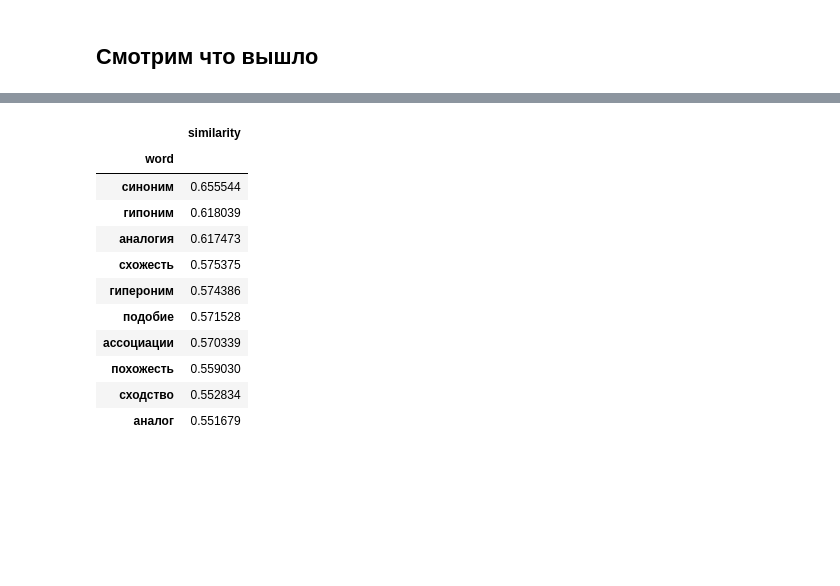
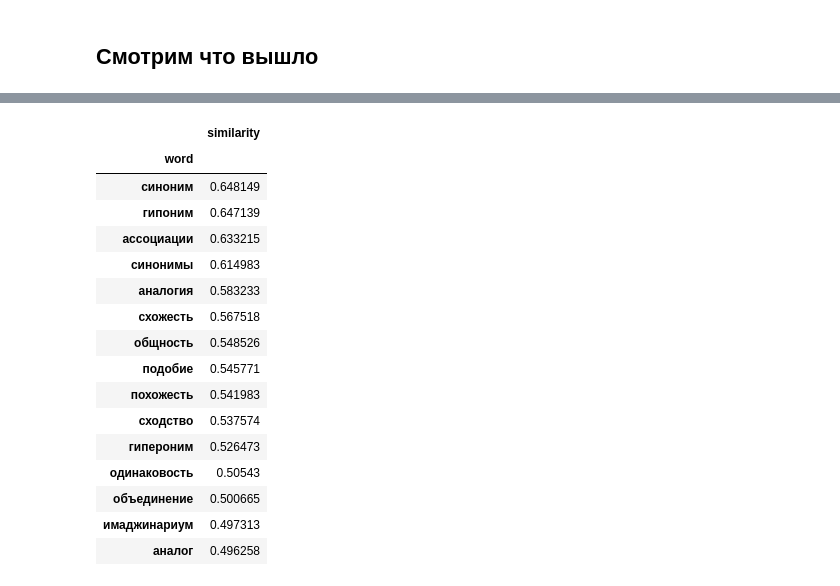
Before and after one commit to ur001/sociation_corpus, a Jupyter notebook: svd_ppmi_tfidf.ipynb, the cells around one changed output, grey strips where cells are left out. Drawn from its saved outputs; the diff is of its cells as text; code cells hidden in the pictures; blank space fills up the shorter version.

```diff
--- a/svd_ppmi_tfidf.ipynb
+++ b/svd_ppmi_tfidf.ipynb
@@ -170,5 +59,5 @@ from sociation_corpus.train_model import load_source_corpus
 # %%
-corpus, words_dict, assoc_dict = load_source_corpus(data_dir)
+corpus, words_dict, assoc_dict = model_builder.load_source_corpus(source_dir)
 words_count = len(words_dict.decode)
 assoc_count = len(assoc_dict.decode)
 print("Слов: {}, Слов-ассоциаций: {}".format(words_count, assoc_count))
@@ -238,5 +123,5 @@ get_associations('система', corpus=sparse_to_corpus(corpus_ppmi)).head(10
 # %%
 # Загрузка корпуса и SVD модели
-corpus_ppmi_svd = load_corpus('corpus_norm_ppmi_svd_norm_800')
-svd = load_model('svd_800_norm_ppmi_model')
+corpus_ppmi_svd = model_builder.load_corpus('corpus_norm_ppmi_0.75_5.5_tfidf_svd_norm_790', data_dir=data_dir)
+svd = model_builder.load_model('model_norm_ppmi_0.75_5.5_tfidf_svd_norm_790', data_dir=data_dir)
 # %% [output]
@@ -364,0 +184,7 @@ get_similar('король,-мужчина,женщина')
+# %%
+sociation2vec_builder = model_builder.ModelBuilder(source_path=source_dir, out_path=data_dir)
+sociation2vec = sociation2vec_builder.get_model(
+    ppmi_k=5.5,
+    svd_components=790,
+    tfidf_smooth_tf=False
+)
@@ -364,0 +218,3 @@ get_similar('король,-мужчина,женщина')
+# %%
+get_similar = pandas_utils.build_get_similar(sociation2vec)
+compare = pandas_utils.build_compare(sociation2vec)
@@ -377,18 +377,23 @@ get_similar('король,-мальчик,девочка', count=1)
 # %%
-get_similar('ассоциация')
+get_similar('ассоциация', 15)
 # %% [output]
 |  | similarity |
 | word |  |
-| синоним | 0.655544 |
-| гипоним | 0.618039 |
-| аналогия | 0.617473 |
-| схожесть | 0.575375 |
-| гипероним | 0.574386 |
-| подобие | 0.571528 |
-| ассоциации | 0.570339 |
-| похожесть | 0.559030 |
-| сходство | 0.552834 |
-| аналог | 0.551679 |
+| синоним | 0.648149 |
+| гипоним | 0.647139 |
+| ассоциации | 0.633215 |
+| синонимы | 0.614983 |
+| аналогия | 0.583233 |
+| схожесть | 0.567518 |
+| общность | 0.548526 |
+| подобие | 0.545771 |
+| похожесть | 0.541983 |
+| сходство | 0.537574 |
+| гипероним | 0.526473 |
+| одинаковость | 0.50543 |
+| объединение | 0.500665 |
+| имаджинариум | 0.497313 |
+| аналог | 0.496258 |
 # %%
 get_similar('жизнь', count=3)
 # %% [output]
```
Also changed, not shown: parts of 164 cells of this notebook, 20 other files.
